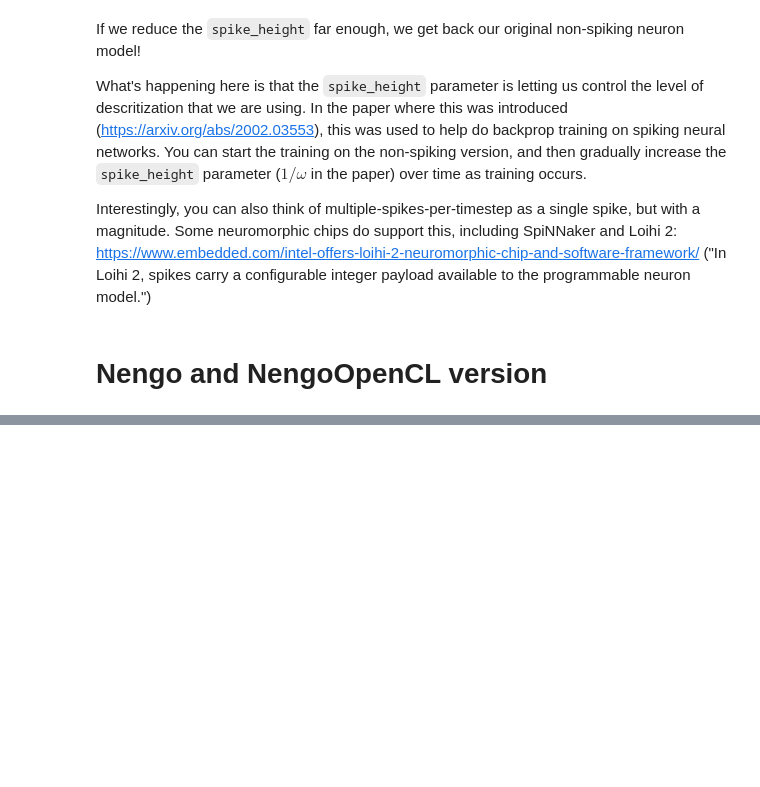
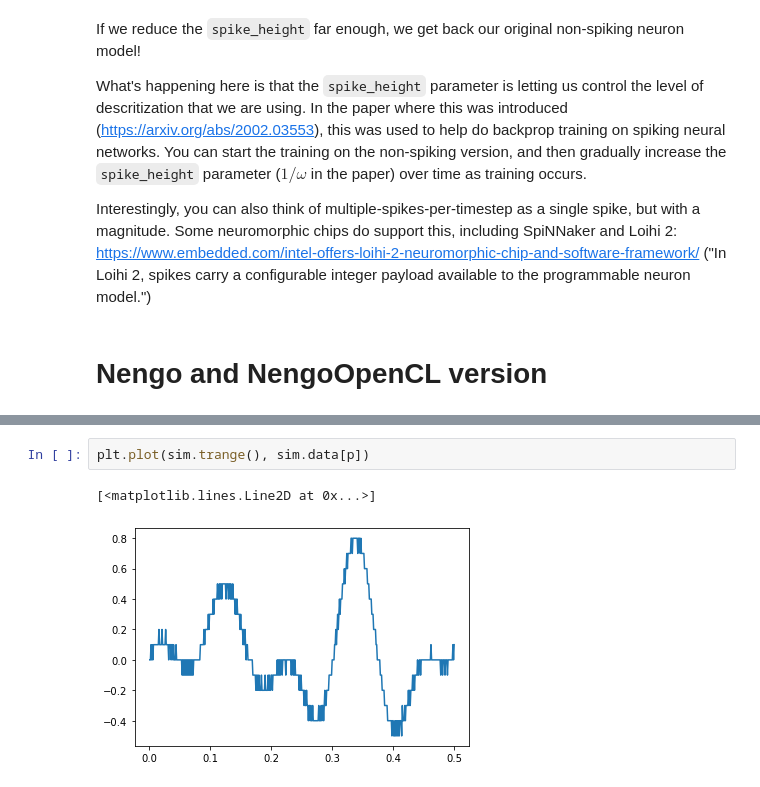
Before and after one commit to tcstewar/testing_notebooks, a Jupyter notebook: Converting non-spiking neurons to spiking neurons.ipynb, the cells around one changed output, grey strips where cells are left out. Saved outputs shown, nothing was run; the diff lists cells and outputs as text; blank space fills up the shorter version.

```diff
--- a/Converting non-spiking neurons to spiking neurons.ipynb
+++ b/Converting non-spiking neurons to spiking neurons.ipynb
@@ -352,0 +428,5 @@ plt.plot(sim.trange(), sim.data[p][:,0])
+# %%
+plt.plot(sim.trange(), sim.data[p])
+# %% [output]
+[<matplotlib.lines.Line2D at 0x...>]
+[figure, added]
```
Also changed, not shown: parts of 3 cells of this notebook.
